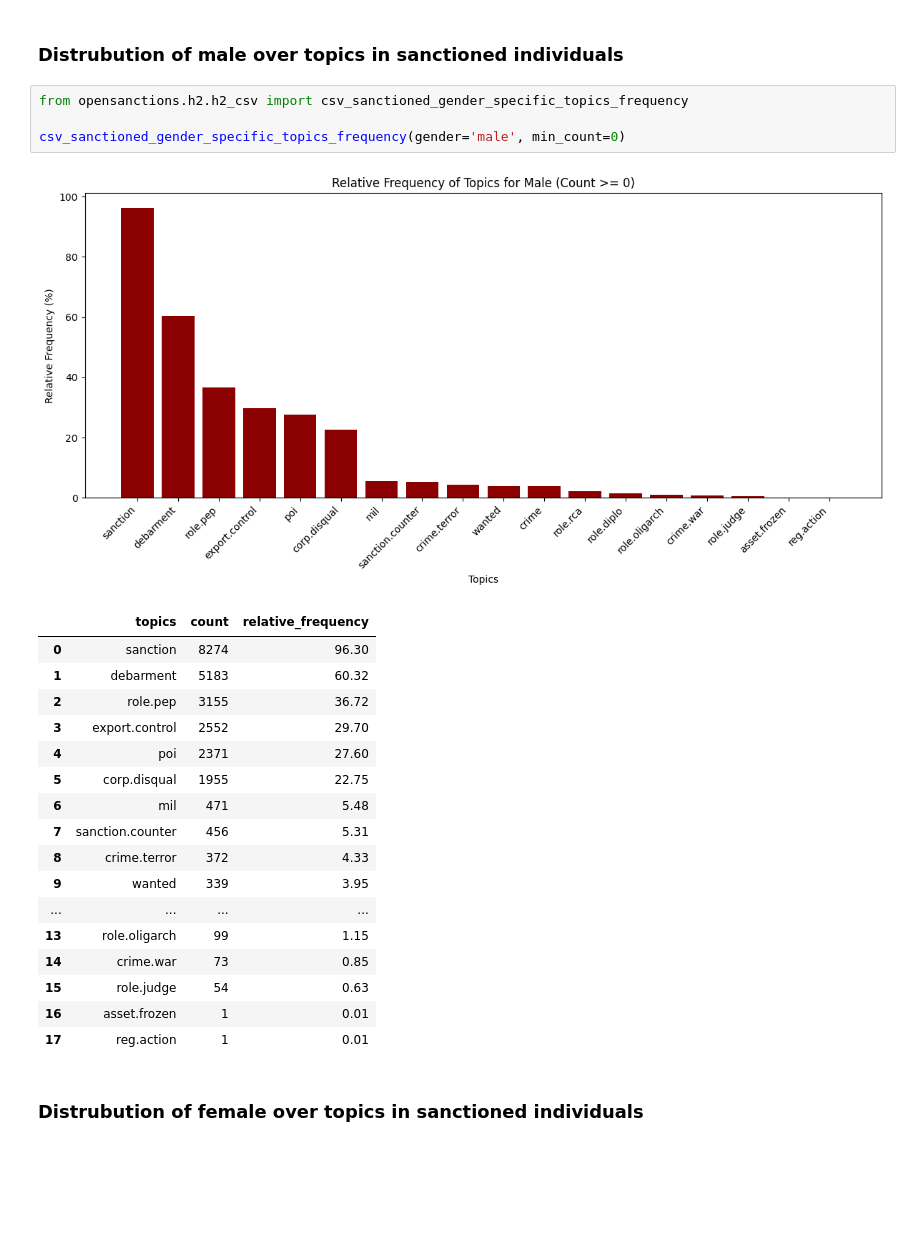
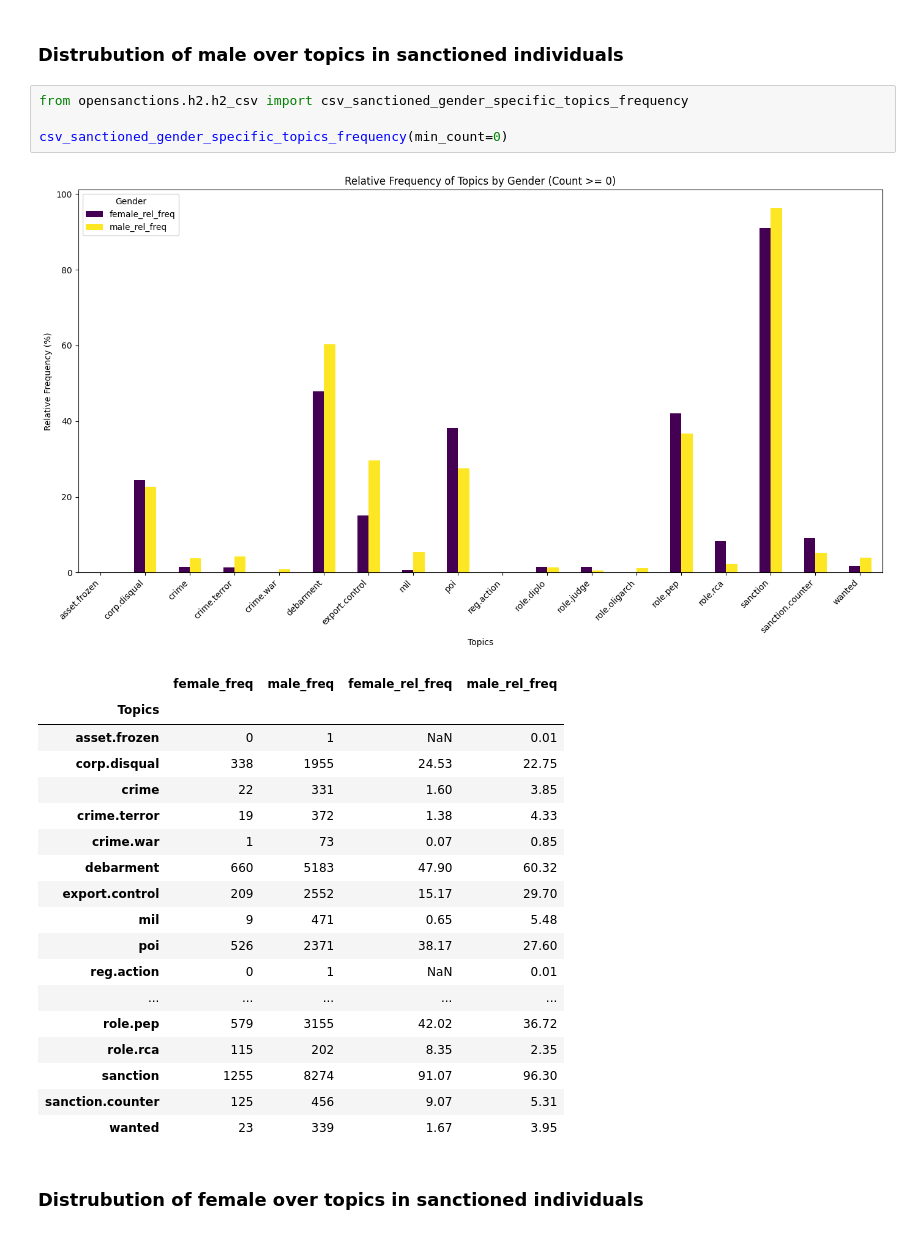
Before and after one commit to jellyrosp/opensanctions, a Jupyter notebook: jupyter_nb/h2/data_plot_h2_csv.ipynb, the cells around one changed output. Cells and saved outputs as stored; diff of their text form; blank space fills up the shorter version.

```diff
--- a/jupyter_nb/h2/data_plot_h2_csv.ipynb
+++ b/jupyter_nb/h2/data_plot_h2_csv.ipynb
@@ -128,26 +128,27 @@ csv_sanctioned_gender_topics_frequency()
 # %%
 from opensanctions.h2.h2_csv import csv_sanctioned_gender_specific_topics_frequency
 
-csv_sanctioned_gender_specific_topics_frequency(gender='male', min_count=0)
+csv_sanctioned_gender_specific_topics_frequency(min_count=0)
 # %% [output]
-[figure, old version]
+[figure, new version]
-|  | topics | count | relative_frequency |
-| 0 | sanction | 8274 | 96.30 |
-| 1 | debarment | 5183 | 60.32 |
-| 2 | role.pep | 3155 | 36.72 |
-| 3 | export.control | 2552 | 29.70 |
-| 4 | poi | 2371 | 27.60 |
-| 5 | corp.disqual | 1955 | 22.75 |
-| 6 | mil | 471 | 5.48 |
-| 7 | sanction.counter | 456 | 5.31 |
-| 8 | crime.terror | 372 | 4.33 |
-| 9 | wanted | 339 | 3.95 |
-| ... | ... | ... | ... |
-| 13 | role.oligarch | 99 | 1.15 |
-| 14 | crime.war | 73 | 0.85 |
-| 15 | role.judge | 54 | 0.63 |
-| 16 | asset.frozen | 1 | 0.01 |
-| 17 | reg.action | 1 | 0.01 |
+|  | female_freq | male_freq | female_rel_freq | male_rel_freq |
+| Topics |  |  |  |  |
+| asset.frozen | 0 | 1 | NaN | 0.01 |
+| corp.disqual | 338 | 1955 | 24.53 | 22.75 |
+| crime | 22 | 331 | 1.60 | 3.85 |
+| crime.terror | 19 | 372 | 1.38 | 4.33 |
+| crime.war | 1 | 73 | 0.07 | 0.85 |
+| debarment | 660 | 5183 | 47.90 | 60.32 |
+| export.control | 209 | 2552 | 15.17 | 29.70 |
+| mil | 9 | 471 | 0.65 | 5.48 |
+| poi | 526 | 2371 | 38.17 | 27.60 |
+| reg.action | 0 | 1 | NaN | 0.01 |
+| ... | ... | ... | ... | ... |
+| role.pep | 579 | 3155 | 42.02 | 36.72 |
+| role.rca | 115 | 202 | 8.35 | 2.35 |
+| sanction | 1255 | 8274 | 91.07 | 96.30 |
+| sanction.counter | 125 | 456 | 9.07 | 5.31 |
+| wanted | 23 | 339 | 1.67 | 3.95 |
 # %% [markdown]
 ### Distrubution of female over topics in sanctioned individuals
 # %%
```
Also changed, not shown: parts of 3 cells of this notebook, 2 other files.
